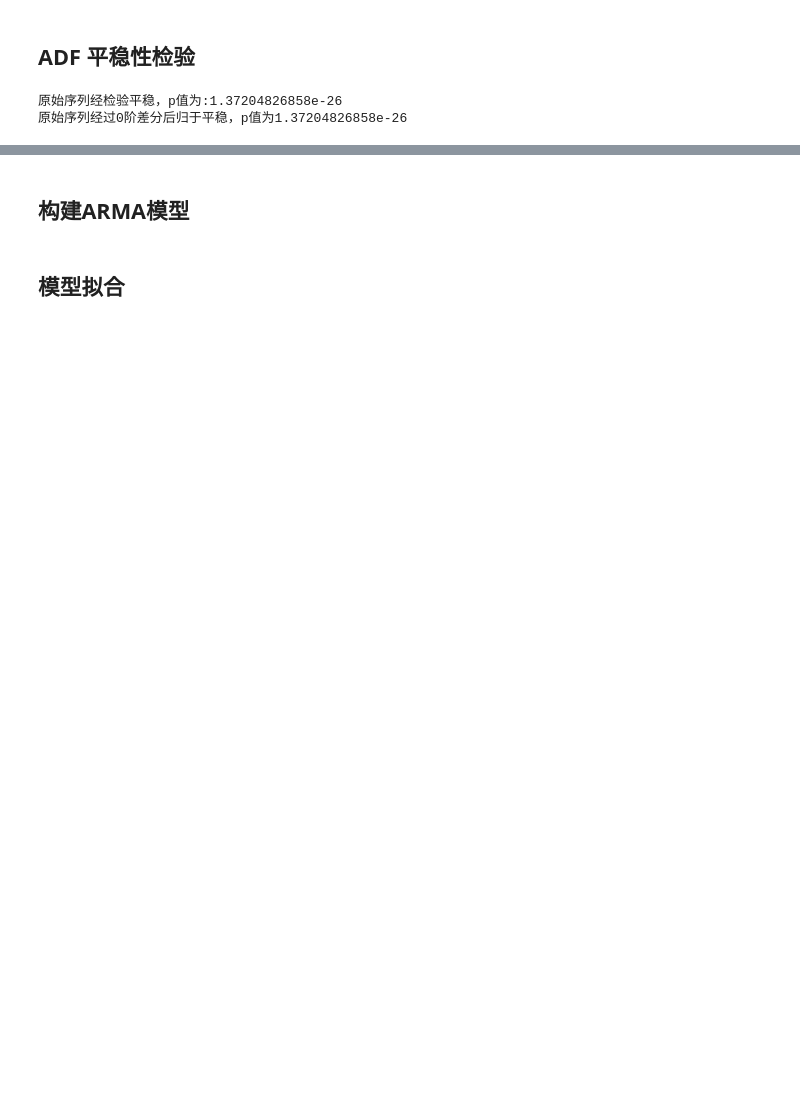
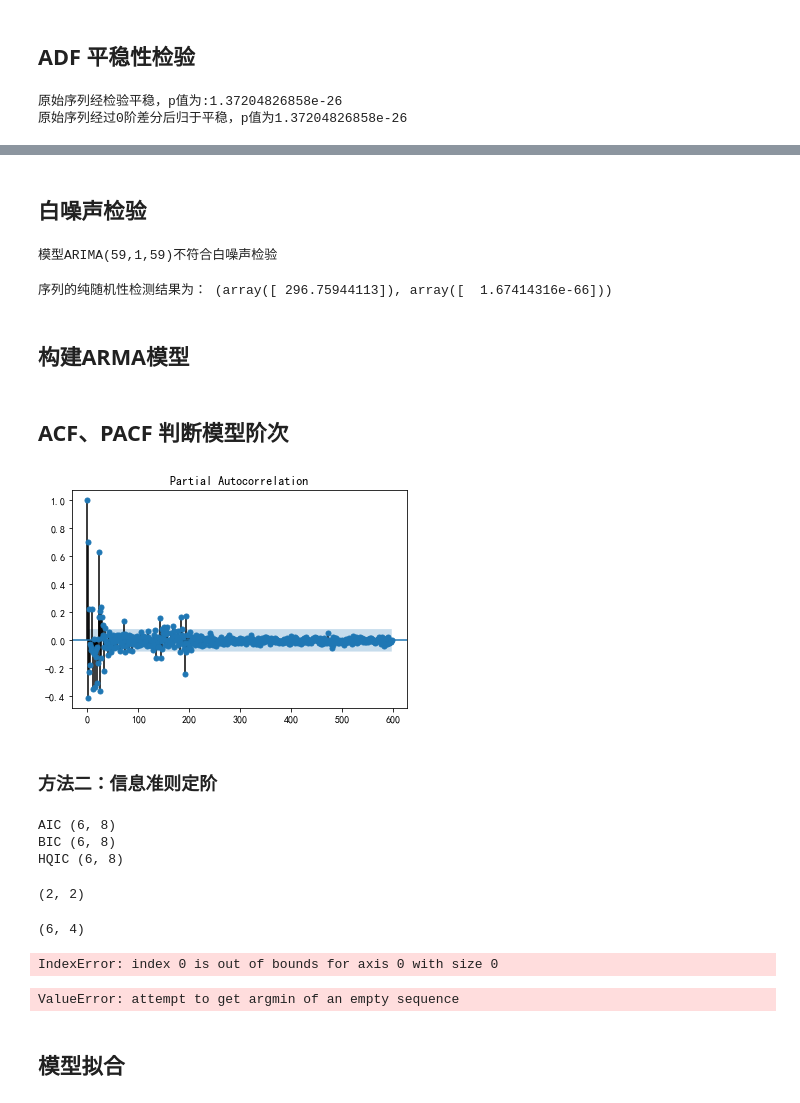
Before and after one commit to lvyuhong/Metro, a Jupyter notebook: AMRAModle.ipynb, the cells around one changed output, grey strips where cells are left out. Saved outputs shown, nothing was run; the diff lists cells and outputs as text; code cells hidden in the pictures; blank space fills up the shorter version.

```diff
--- a/AMRAModle.ipynb
+++ b/AMRAModle.ipynb
@@ -137,5 +187,31 @@ def best_diff(df, maxdiff = 8):
             break
         i += 1
     return bestdiff
+# %% [markdown]
+## 白噪声检验
+# %%
+lb, p_l= acorr_ljungbox(line['inCount'], lags = 12)
+h = (p_l < 0.05).sum() #p值小于0.05，认为是非白噪声。
+if h > 0:
+    print (u'模型ARIMA(%s,1,%s)不符合白噪声检验'%(p,q))
+else:
+    print (u'模型ARIMA(%s,1,%s)符合白噪声检验' %(p,q))
+# %% [output]
+模型ARIMA(59,1,59)不符合白噪声检验
+# %%
+from statsmodels.stats.diagnostic import acorr_ljungbox
+print( u'序列的纯随机性检测结果为：',acorr_ljungbox(ts,lags = 1))
+# %% [output]
+序列的纯随机性检测结果为： (array([ 296.75944113]), array([  1.67414316e-66]))
 # %% [markdown]
 ## 构建ARMA模型
+# %% [markdown]
+## ACF、PACF 判断模型阶次
+# %%
+from statsmodels.graphics.tsaplots import plot_pacf,plot_acf
+plot_acf(ts)
+plot_pacf(ts)
+# %% [output]
+[figure, added]
+# %% [markdown]
+### 方法二：信息准则定阶
@@ -142,3 +220,26 @@ def best_diff(df, maxdiff = 8):
+# %%
+res = sm.tsa.arma_order_select_ic(ts.values, ic=['aic', 'bic','hqic'], trend='nc', max_ar=8, max_ma=8)
+print('AIC', res.aic_min_order)
+print('BIC', res.bic_min_order)
+print('HQIC', res.hqic_min_order)
+# %% [output]
+AIC (6, 8)
+BIC (6, 8)
+HQIC (6, 8)
+# %%
+import statsmodels.api as sm
+# temp = np.array(ts)
+sm.tsa.arma_order_select_ic(tep,max_ar=6,max_ma=4,ic='aic',trend='nc')['aic_min_order']  # AIC
+# %% [output]
+(2, 2)
+# %%
+sm.tsa.arma_order_select_ic(ts.values,max_ar=6,max_ma=4,ic='bic', trend='nc')['bic_min_order']  # BIC
+# %% [output]
+(6, 4)
+# %%
+sm.tsa.arma_order_select_ic(ts.values,max_ar=6,max_ma=4,ic='hqic')['hqic_min_order'] # HQIC
+# %% [output]
+IndexError: index 0 is out of bounds for axis 0 with size 0
 # %%
 #模型识别
 #确定最佳p,d,q值
@@ -152,7 +253,7 @@ for p in range(pmax+1):
     tmp = []
     for q in range(qmax+1):
         try: #存在部分报错，所以用try来跳过报错。
-            tmp.append(ARIMA(xdata, (p,1,q)).fit().bic)
+            tmp.append(ARIMA(xdata, (p,1,q).fit().bic)
         except:
             tmp.append(None)
     bic_matrix.append(tmp)
@@ -161,3 +262,5 @@ bic_matrix = pd.DataFrame(bic_matrix) #从中可以找出最小值
 
 p,q = bic_matrix.stack().astype('float64').idxmin() #先用stack展平，然后用idxmin找出最小值位置。
 print (u'BIC最小的p值和q值为：%s、%s' %(p,q))
+# %% [output]
+ValueError: attempt to get argmin of an empty sequence
```
Also changed, not shown: parts of 21 cells of this notebook, 1 other file.
